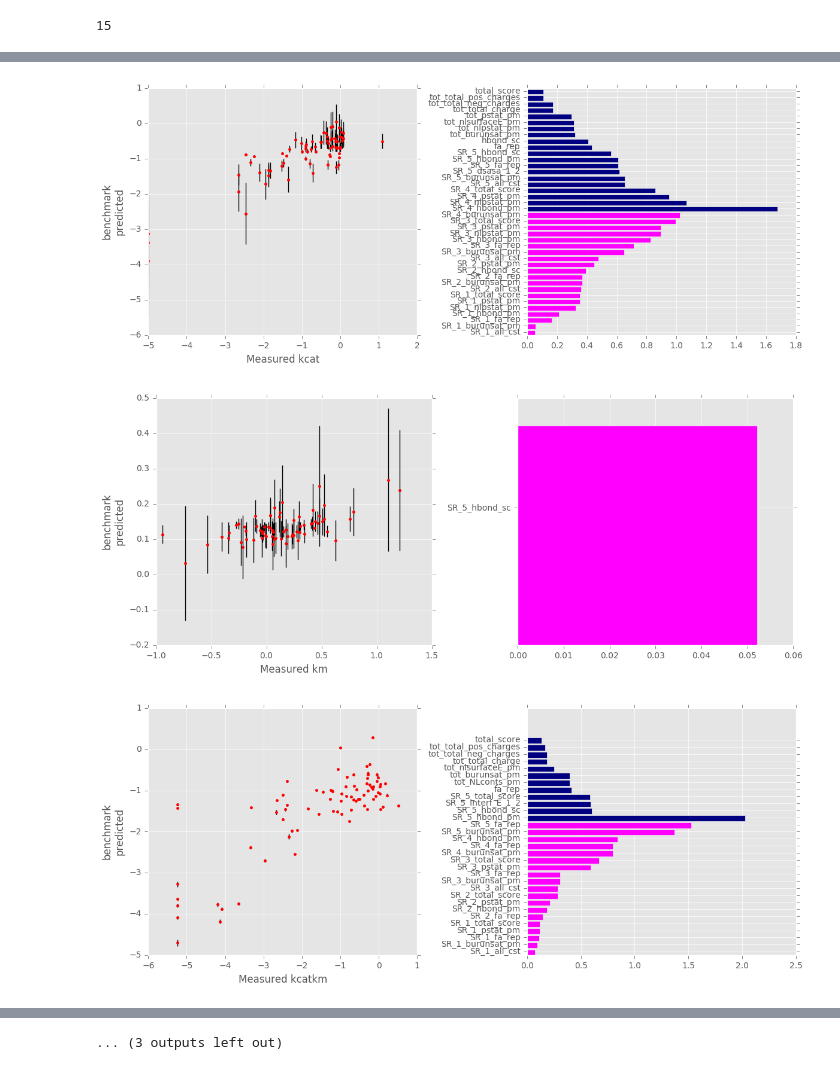
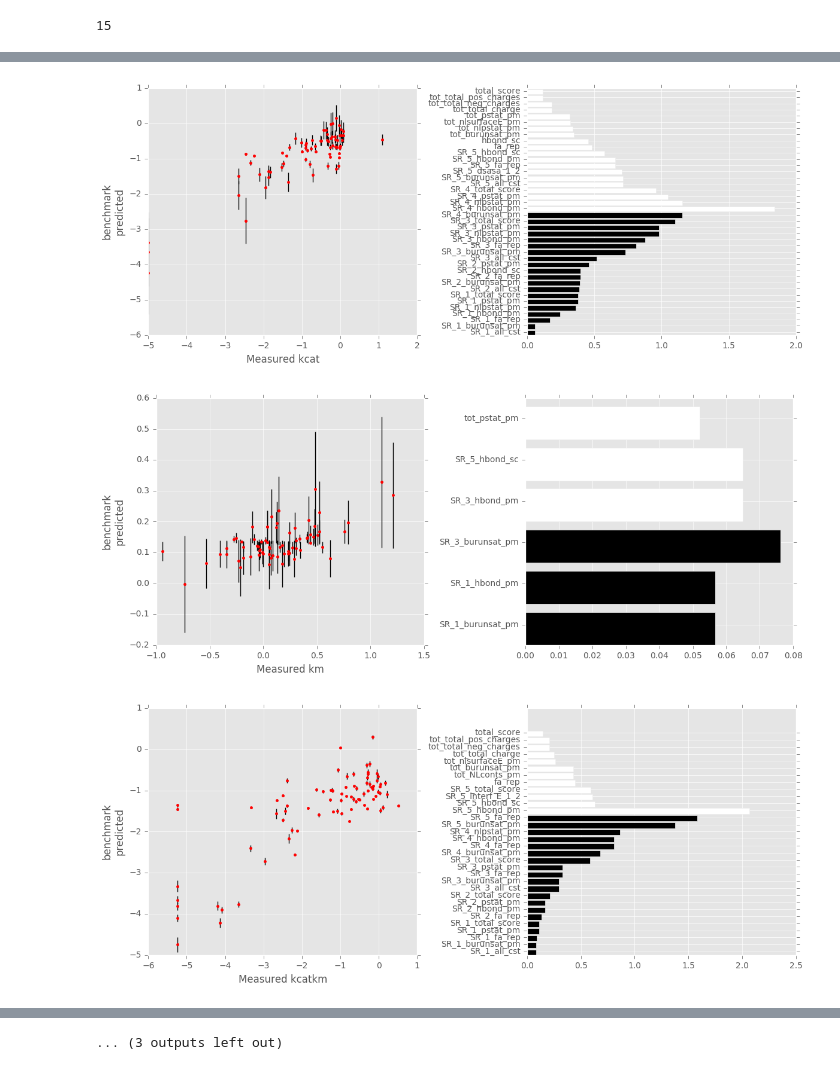
Before and after one commit to dacarlin/bagel-benchmark, a Jupyter notebook: machine_learning/elastic_net.ipynb, the cells around one changed output, grey strips where cells are left out. Cells and saved outputs as stored; diff of their text form; code cells hidden in the pictures.

Commit message:
Updates to ML and mutant list

```diff
--- a/machine_learning/elastic_net.ipynb
+++ b/machine_learning/elastic_net.ipynb
@@ -24,10 +26,10 @@ print( len( combos ) )
 en_preds = []
 
 for nm, target, X, y, support in combos:
-    skf = StratifiedKFold( y, n_folds=10, shuffle=True )
-    net = ElasticNetCV( cv=skf, max_iter=1e9 )
+    #skf = StratifiedKFold( y, n_folds=10, shuffle=True )
+    net = ElasticNetCV( cv=10, max_iter=1e9 )
     net.fit( X, y )
     preds = net.predict( X )
     score = pearsonr( preds, y )
-    coefs = zip( support, net.coef_ )
+    coefs = list(zip( support, net.coef_ ))
     en_preds.append( ( nm, target, X, y, preds, score, net, coefs ) )
@@ -61,13 +65,8 @@ plt.show()
 # %%
 # feature weights
 
-my_rows = []
-
 for i, ( nm, target, X, y, preds, score, net, coefs ) in enumerate( en_preds ):
-    for feature, weight in coefs:
-        my_rows.append( ( feature, weight, nm ) )
-
-df = pandas.DataFrame( my_rows, columns=[ 'feature', 'weight', 'feature_set' ] )
-#g = df.groupby( 'feature_set' ).apply( lambda x: x.sort_values() )
-df[ ( df.weight > 0.01 ) ]
+    wgts = pandas.DataFrame( coefs, columns=['score_term','weight'] )
+    print( nm, target )
+    print( wgts[ abs( wgts.weight ) > 0.05 ].sort_values( by='weight' ) )
 # %% [output]
@@ -112,58 +110,37 @@ for nm, target, X, y, support in combos:
 # %%
 #plt.figure( figsize=( 12, 16 ) )
 
 for i, ( nm, target, X, y, preds, score, net, coefs ) in enumerate( en_preds ):
 
         plt.figure( figsize=( 12, 5 ) )
 
         mean_predictions = pandas.DataFrame( preds ).mean()
         prediction_err = pandas.DataFrame( preds ).std()
 
-        #plt.figure( figsize=( 4,4 ) )
+        ###
         plt.subplot( 1, 2, 1 )
-        #plt.scatter( y, mean_predictions, color='red' )
+
         plt.errorbar( y, mean_predictions, yerr=prediction_err, fmt='.',
                       color='red', ecolor='black', capsize=0 )
         plt.xlabel( 'Measured {}'.format( target ) )
         plt.ylabel( '{}\npredicted'.format( nm ) )
 
-
+        ###
         plt.subplot( 1, 2, 2 )
 
         coef_df = pandas.DataFrame( np.concatenate( coefs ), columns=['score','wgt'] )
         g = coef_df.groupby( by='score' ).apply( lambda x: pandas.to_numeric( x[ 'wgt' ], errors='coerce' ).mean() ).sort_values()
         pos = g[ g > 0.05 ]
         neg = -g[ g < -0.05 ]
 
-        colors = [ 'magenta' for i in pos ] + [ 'navy' for i in neg ]
+        colors = [ 'black' for i in pos ] + [ 'white' for i in neg ]
         new_vals = np.concatenate( [ pos, neg ] )
-        #new_vals = new_vals / new_vals.max()
         plt.barh( range( len( new_vals ) ), new_vals, color=colors )
         plt.yticks( [ i+0.5 for i in range( len( pos )+len(neg) )], pos.index.union( neg.index ) )
 
-        #plt.barh( range( len( new_vals ) ), new_vals, color=[ np.random.choice( [ 'b', 'g' ] ) for i in range( len( new_vals ) ) ] )
-
-#         plt.barh( range( len( pos ) ), pos )
-#         plt.yticks( range( len( pos ) ), pos.index )
-#         plt.barh( range( len( neg ) ), neg, color='b' )
-#         plt.yticks( range( len( neg ) ), neg.index )
-
-
-#         for i in coefs:
-#             print( [ i for i in i ] )
-# #        coef_str = '\n'.join( [ [ str( j ) for j in i ] for i in coefs ] )
-#         plt.text( 0, 0, coef_str )
-
         plt.tight_layout()
         plt.show()
-
-
-
-        #plt.scatter( y, np.mean( preds ), marker='.', color='red', alpha=.6 )
-        #plt.legend( [ 'PCC={0:.2f} (p={1:.5f})'.format( *score ) ], loc='lower right', fontsize='9' )
-
-#plt.show()
 # %% [output]
-[figure, old version]
+[figure, new version]
-[figure, old version]
+[figure, new version]
-[figure, old version]
+[figure, new version]
```
Also changed, not shown: parts of 6 cells of this notebook, 1 other file.
